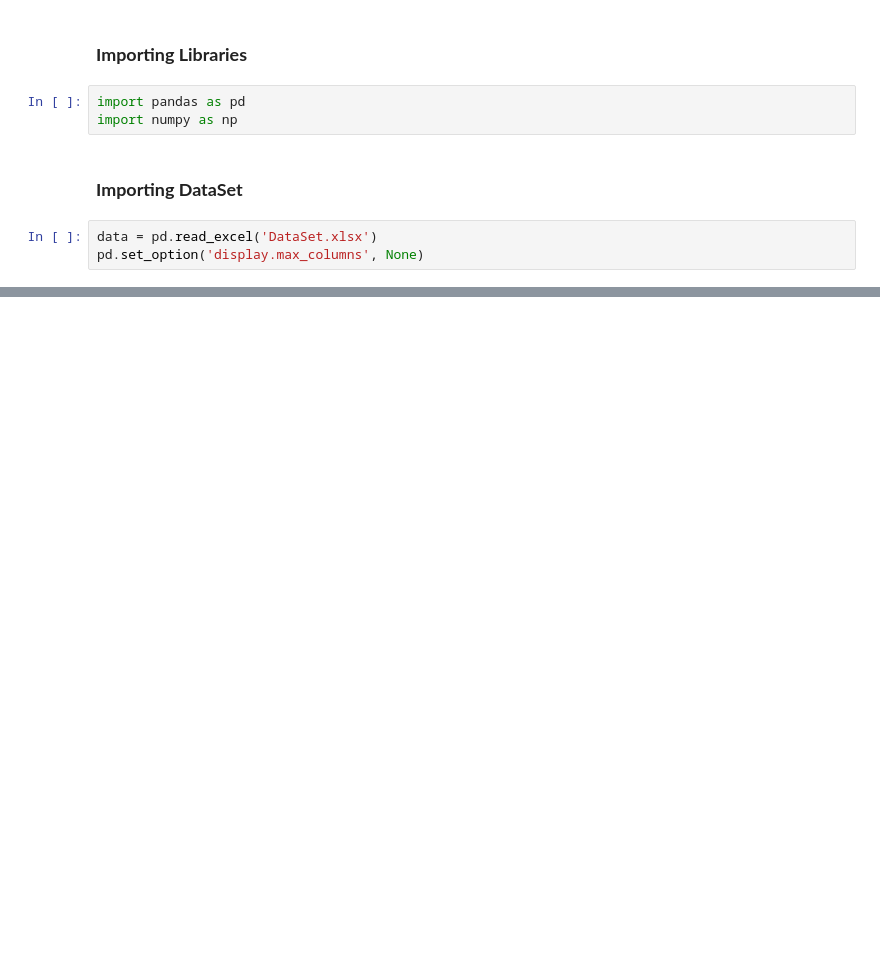
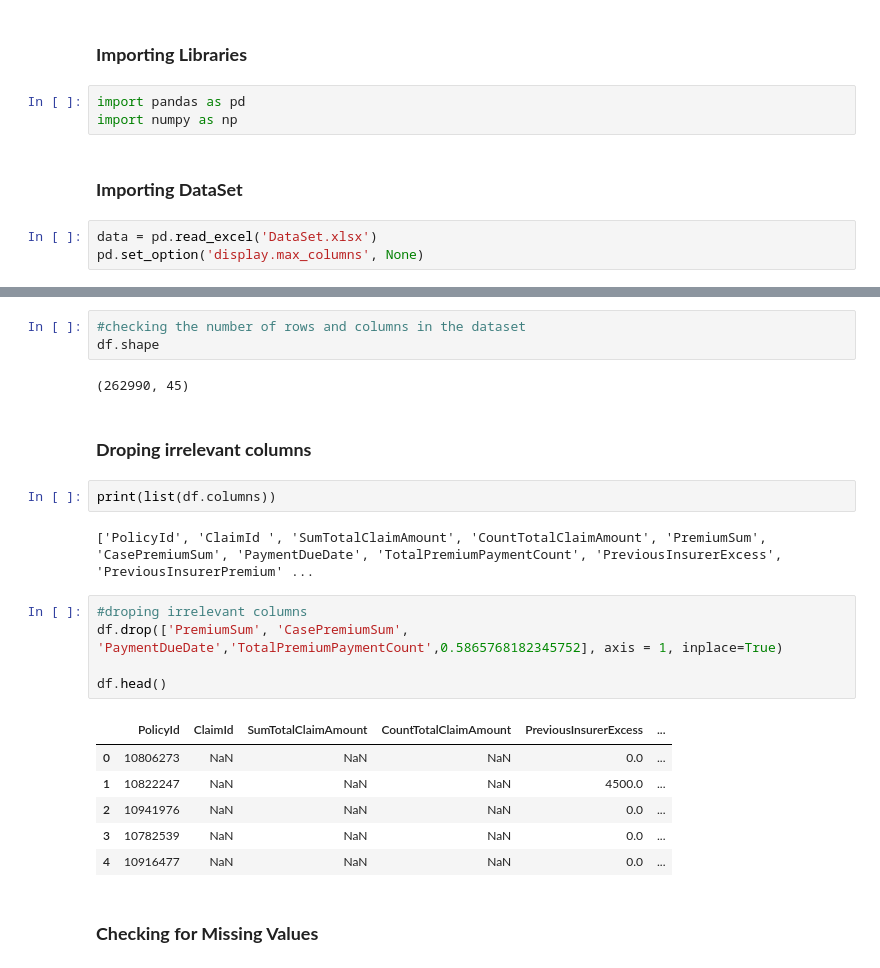
Before and after one commit to Pheelog/Insurance-Claim-Modelling, a Jupyter notebook: Feature Engineering.ipynb, the cells around one changed output, grey strips where cells are left out. Saved outputs shown, nothing was run; the diff lists cells and outputs as text; blank space fills up the shorter version.

```diff
--- a/Feature Engineering.ipynb
+++ b/Feature Engineering.ipynb
@@ -43,0 +24,25 @@ Index([                            'PolicyId',
+# %%
+#checking the number of rows and columns in the dataset
+df.shape
+# %% [output]
+(262990, 45)
+# %% [markdown]
+### **Droping irrelevant columns**
+# %%
+print(list(df.columns))
+# %% [output]
+['PolicyId', 'ClaimId ', 'SumTotalClaimAmount', 'CountTotalClaimAmount', 'PremiumSum', 'CasePremiumSum', 'PaymentDueDate', 'TotalPremiumPaymentCount', 'PreviousInsurerExcess', 'PreviousInsurerPremium' ...
+# %%
+#droping irrelevant columns
+df.drop(['PremiumSum', 'CasePremiumSum', 'PaymentDueDate','TotalPremiumPaymentCount',0.5865768182345752], axis = 1, inplace=True)
+
+df.head()
+# %% [output]
+|  | PolicyId | ClaimId | SumTotalClaimAmount | CountTotalClaimAmount | PreviousInsurerExcess | ... |
+| 0 | 10806273 | NaN | NaN | NaN | 0.0 | ... |
+| 1 | 10822247 | NaN | NaN | NaN | 4500.0 | ... |
+| 2 | 10941976 | NaN | NaN | NaN | 0.0 | ... |
+| 3 | 10782539 | NaN | NaN | NaN | 0.0 | ... |
+| 4 | 10916477 | NaN | NaN | NaN | 0.0 | ... |
+# %% [markdown]
+### **Checking for Missing Values**
```
Also changed, not shown: parts of 39 cells of this notebook.
